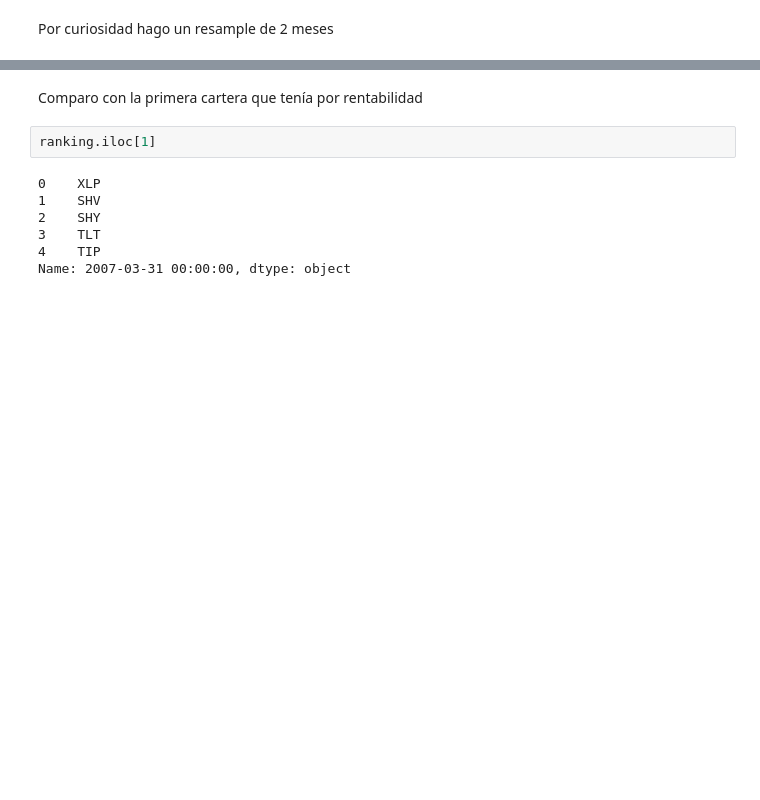
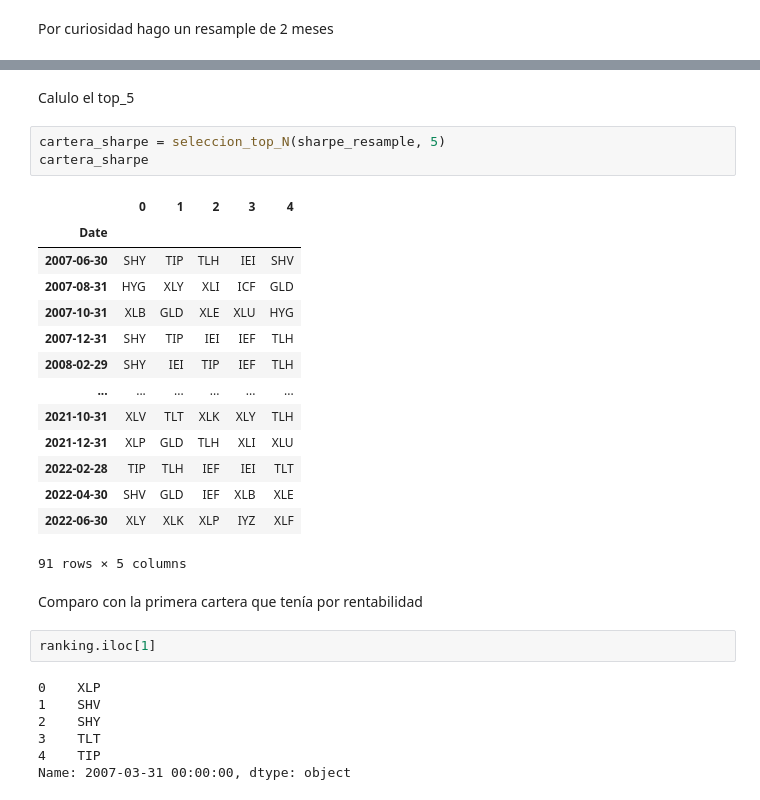
Before and after one commit to NicoGuillen/Backtest, a Jupyter notebook: Quant_Features.ipynb, the cells around one changed output, grey strips where cells are left out. Drawn from its saved outputs; the diff is of its cells as text; blank space fills up the shorter version.

```diff
--- a/Quant_Features.ipynb
+++ b/Quant_Features.ipynb
@@ -774,3 +834,23 @@ Name: 2007-03-31 00:00:00, dtype: float64
+# %% [markdown]
+Calulo el top_5
+# %%
+cartera_sharpe = seleccion_top_N(sharpe_resample, 5)
+cartera_sharpe
+# %% [output]
+|  | 0 | 1 | 2 | 3 | 4 |
+| Date |  |  |  |  |  |
+| 2007-06-30 | SHY | TIP | TLH | IEI | SHV |
+| 2007-08-31 | HYG | XLY | XLI | ICF | GLD |
+| 2007-10-31 | XLB | GLD | XLE | XLU | HYG |
+| 2007-12-31 | SHY | TIP | IEI | IEF | TLH |
+| 2008-02-29 | SHY | IEI | TIP | IEF | TLH |
+| ... | ... | ... | ... | ... | ... |
+| 2021-10-31 | XLV | TLT | XLK | XLY | TLH |
+| 2021-12-31 | XLP | GLD | TLH | XLI | XLU |
+| 2022-02-28 | TIP | TLH | IEF | IEI | TLT |
+| 2022-04-30 | SHV | GLD | IEF | XLB | XLE |
+| 2022-06-30 | XLY | XLK | XLP | IYZ | XLF |
+91 rows × 5 columns
 # %% [markdown]
 Comparo con la primera cartera que tenía por rentabilidad
 # %%
```
Also changed, not shown: parts of 16 cells of this notebook, 1 other file.
